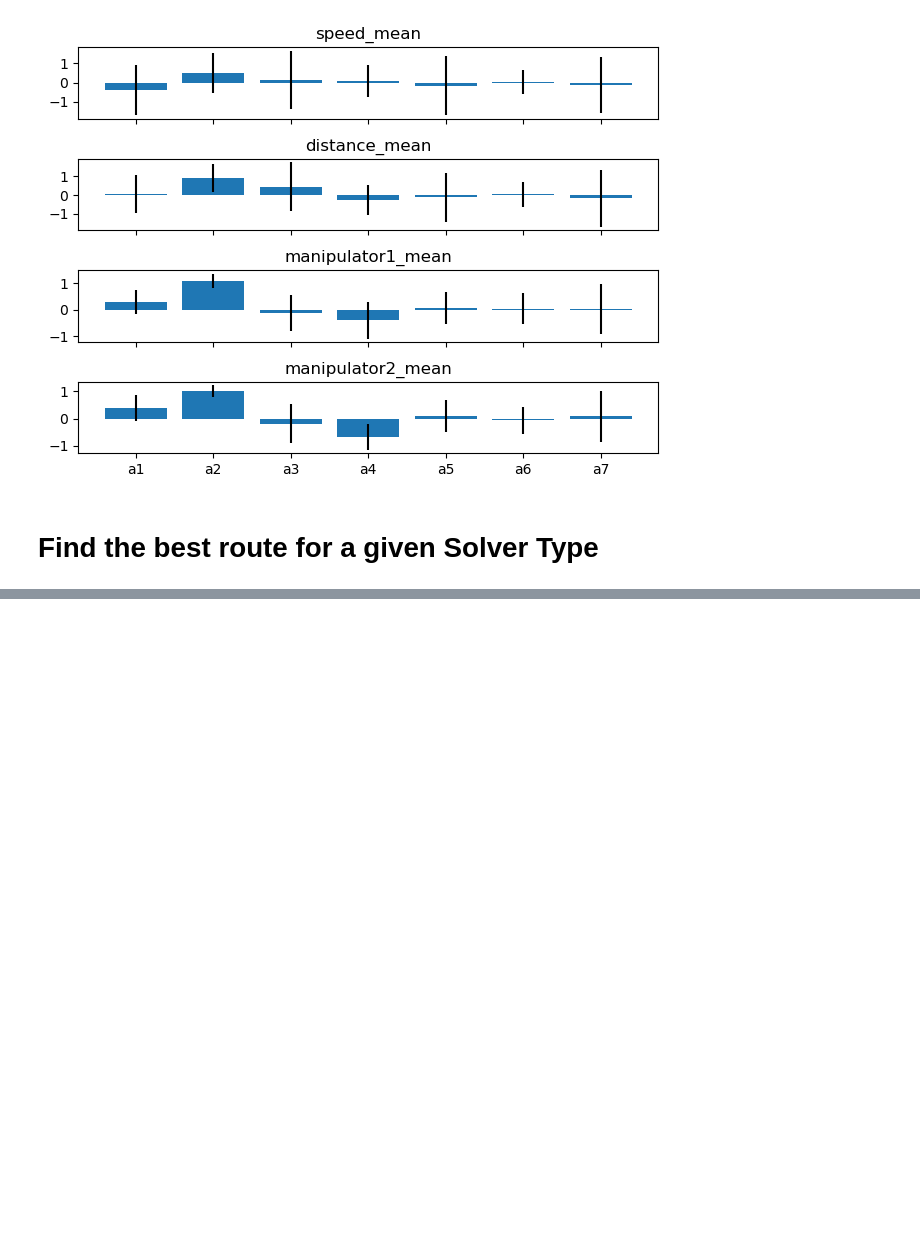
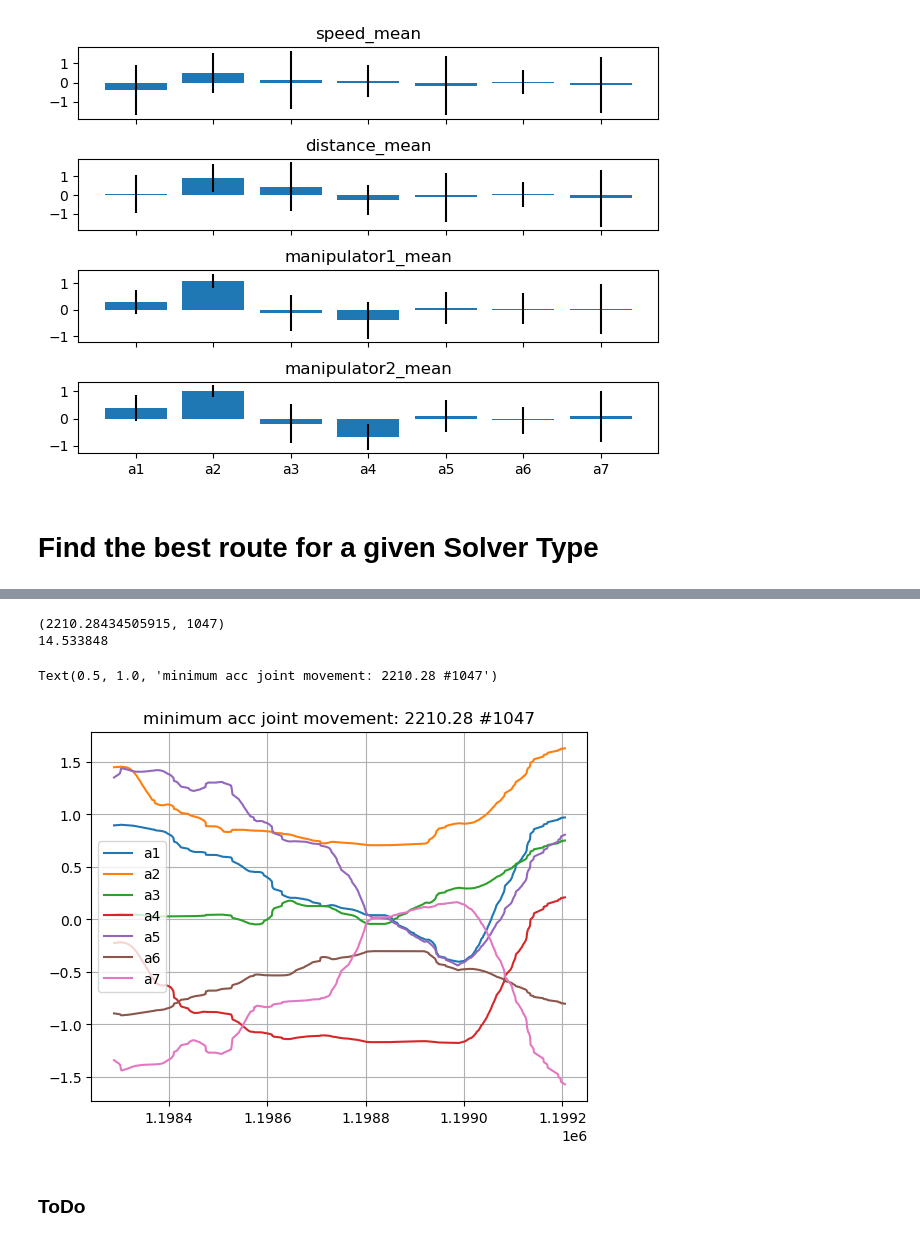
Before and after one commit to MrDarrenBrownie/iiwa_stack, a Jupyter notebook: iiwa_tesla/iiwa_tesla_data/joint_pos_vel_data.ipynb, the cells around one changed output, grey strips where cells are left out. Saved outputs shown, nothing was run; the diff lists cells and outputs as text; code cells hidden in the pictures; blank space fills up the shorter version.

Commit message:
notebook results

```diff
--- a/iiwa_tesla/iiwa_tesla_data/joint_pos_vel_data.ipynb
+++ b/iiwa_tesla/iiwa_tesla_data/joint_pos_vel_data.ipynb
@@ -188,0 +188,14 @@ axs.legend(best_cycle.columns[3:])
+# %%
+def min_joint_movement(df):
+    l_of_integrals = []
+    for cycle in range(df['loop_count'].min(), df['loop_count'].max()):
+        cycle_joints = df.loc[(df['loop_count']==cycle, df.columns[3:])].abs().cumsum(axis=0)
+        cycle_cumulated = cycle_joints.cumsum(axis=1)['a7'] # the accumulated result is written in the last column
+        integral = cycle_cumulated.sum()/len(cycle_cumulated)
+        l_of_integrals.append((integral, cycle))
+
+    #plt.bar([x[1] for x in l_of_integrals], [y[0] for y in l_of_integrals])
+
+    return l_of_integrals
+
+#min_joint_movement(joint_positions_manipulator1_long)
@@ -188,0 +257,16 @@ axs.legend(best_cycle.columns[3:])
+# %%
+mjm = min_joint_movement(df)
+# %%
+print(min(mjm, key=lambda t:t[0]))
+print(get_cycle_time(df, min(mjm, key=lambda t:t[0])[1]))
+plt.plot(df.loc[(df['loop_count']==min(mjm, key=lambda t:t[0])[1], df.columns[3:])])
+plt.legend(df.columns[3:])
+plt.grid()
+plt.title('minimum acc joint movement: '+str(np.round(min(mjm, key=lambda t:t[0])[0],2))+' #'+str(min(mjm, key=lambda t:t[0])[1]))
+# %% [output]
+(2210.28434505915, 1047)
+14.533848
+Text(0.5, 1.0, 'minimum acc joint movement: 2210.28 #1047')
+[figure, added]
+# %% [markdown]
+### ToDo
```
Also changed, not shown: parts of 31 cells of this notebook, 2 other files.
